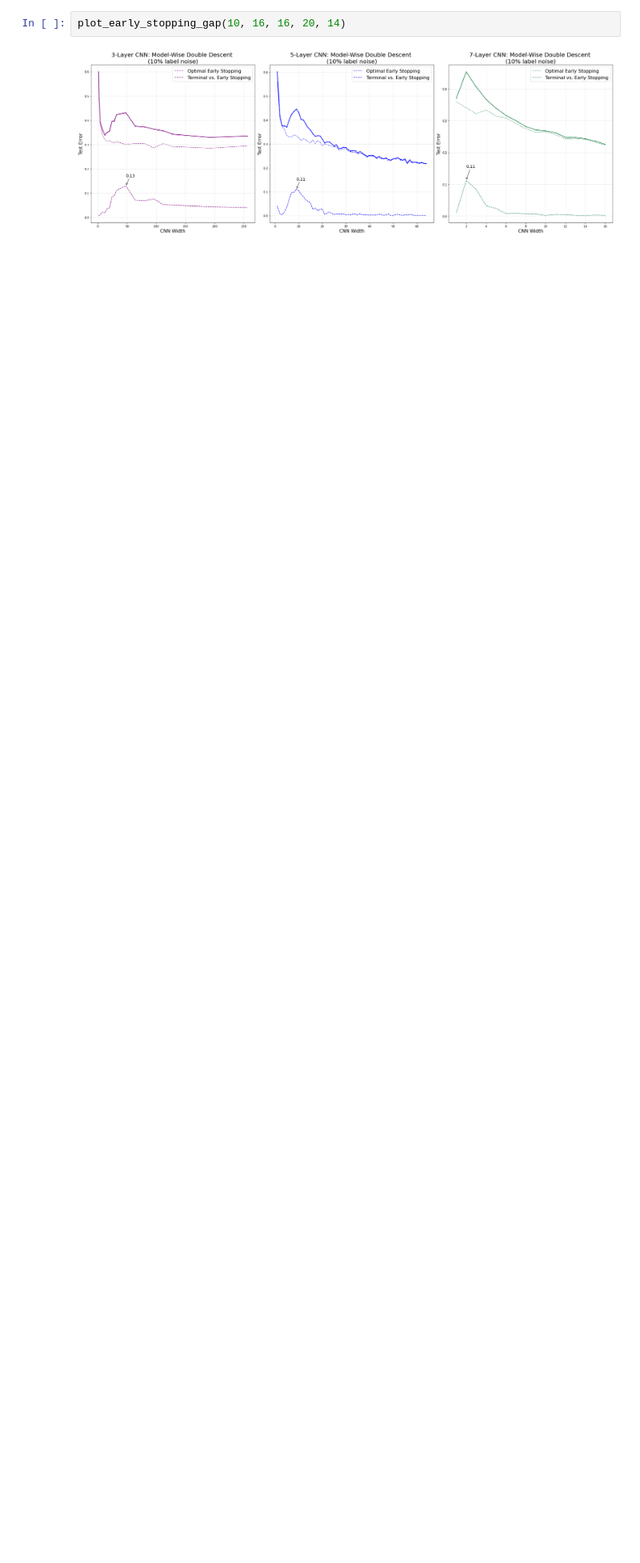
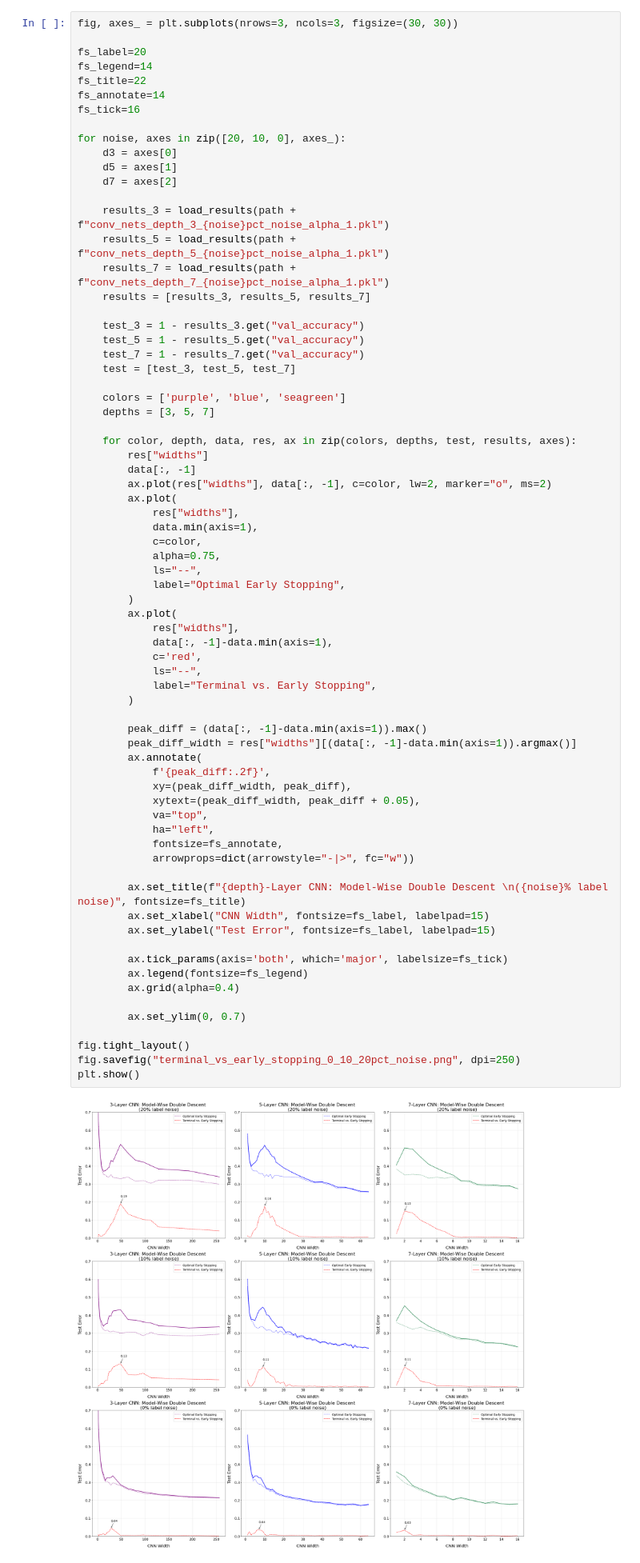
Before and after one commit to AlwaysSearching/Mathematics-of-Deep-Learning-Research-Project, a Jupyter notebook: Visualizations.ipynb, the cells around one changed output. Shown at 80% size. Cells and saved outputs as stored; diff of their text form; blank space fills up the shorter version.

```diff
--- a/Visualizations.ipynb
+++ b/Visualizations.ipynb
@@ -304,7 +440,76 @@ plot_early_stopping_gap(20, 16, 16, 20, 14)
 # %%
-plot_early_stopping_gap(10, 16, 16, 20, 14)
+fig, axes_ = plt.subplots(nrows=3, ncols=3, figsize=(30, 30))
+
+fs_label=20
+fs_legend=14
+fs_title=22
+fs_annotate=14
+fs_tick=16
+
+for noise, axes in zip([20, 10, 0], axes_):
+    d3 = axes[0]
+    d5 = axes[1]
+    d7 = axes[2]
+
+    results_3 = load_results(path + f"conv_nets_depth_3_{noise}pct_noise_alpha_1.pkl")
+    results_5 = load_results(path + f"conv_nets_depth_5_{noise}pct_noise_alpha_1.pkl")
+    results_7 = load_results(path + f"conv_nets_depth_7_{noise}pct_noise_alpha_1.pkl")
+    results = [results_3, results_5, results_7]
+
+    test_3 = 1 - results_3.get("val_accuracy")
+    test_5 = 1 - results_5.get("val_accuracy")
+    test_7 = 1 - results_7.get("val_accuracy")
+    test = [test_3, test_5, test_7]
+
+    colors = ['purple', 'blue', 'seagreen']
+    depths = [3, 5, 7]
+
+    for color, depth, data, res, ax in zip(colors, depths, test, results, axes):
+        res["widths"]
+        data[:, -1]
+        ax.plot(res["widths"], data[:, -1], c=color, lw=2, marker="o", ms=2)
+        ax.plot(
+            res["widths"],
+            data.min(axis=1),
+            c=color,
+            alpha=0.75,
+            ls="--",
+            label="Optimal Early Stopping",
+        )
+        ax.plot(
+            res["widths"],
+            data[:, -1]-data.min(axis=1),
+            c='red',
+            ls="--",
+            label="Terminal vs. Early Stopping",
+        )
+
+        peak_diff = (data[:, -1]-data.min(axis=1)).max()
+        peak_diff_width = res["widths"][(data[:, -1]-data.min(axis=1)).argmax()]
+        ax.annotate(
+            f'{peak_diff:.2f}',
+            xy=(peak_diff_width, peak_diff),
+            xytext=(peak_diff_width, peak_diff + 0.05),
+            va="top",
+            ha="left",
+            fontsize=fs_annotate,
+            arrowprops=dict(arrowstyle="-|>", fc="w"))
+
+        ax.set_title(f"{depth}-Layer CNN: Model-Wise Double Descent \n({noise}% label noise)", fontsize=fs_title)
+        ax.set_xlabel("CNN Width", fontsize=fs_label, labelpad=15)
+        ax.set_ylabel("Test Error", fontsize=fs_label, labelpad=15)
+
+        ax.tick_params(axis='both', which='major', labelsize=fs_tick)
+        ax.legend(fontsize=fs_legend)
+        ax.grid(alpha=0.4)
+
+        ax.set_ylim(0, 0.7)
+
+fig.tight_layout()
+fig.savefig("terminal_vs_early_stopping_0_10_20pct_noise.png", dpi=250)
+plt.show()
 # %% [output]
-[figure, old version]
+[figure, new version]
 # %%
 plot_early_stopping_gap(0, 16, 16, 20, 14)
 # %% [output]
```
Also changed, not shown: parts of 17 cells of this notebook, 2 other files.
